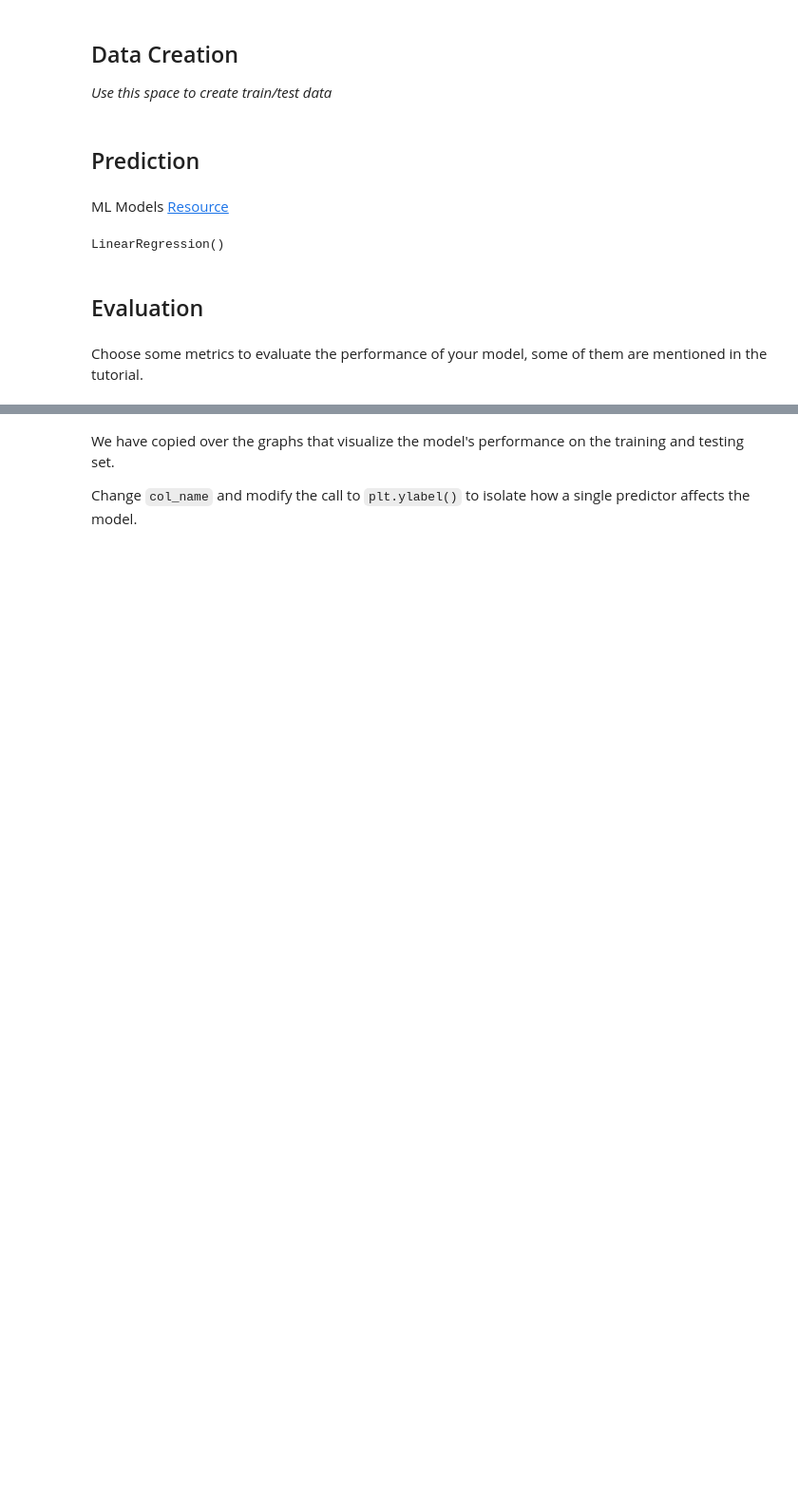
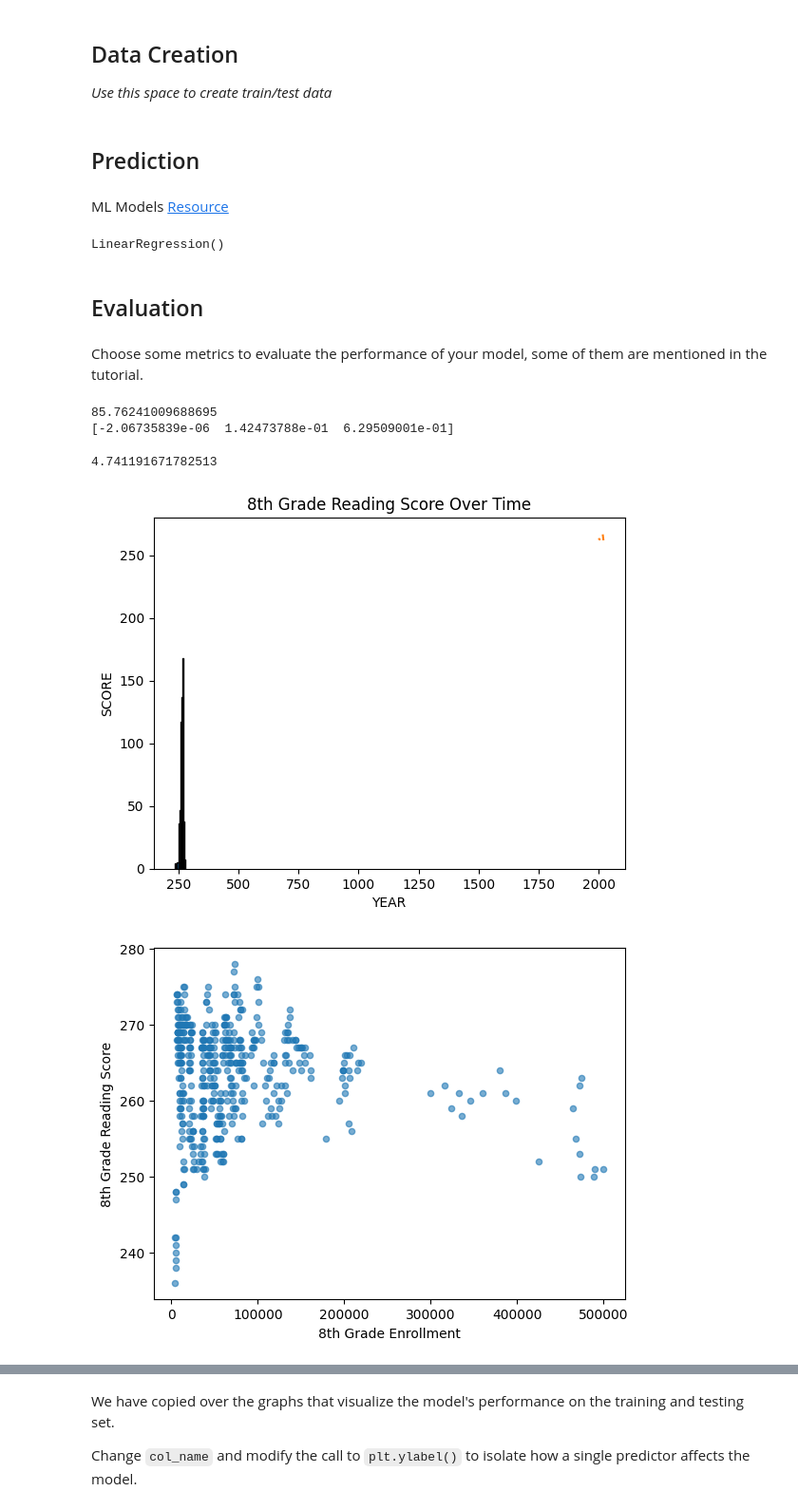
Before and after one commit to nanditashenoy/MDST-Tutorial, a Jupyter notebook: tutorial1/checkpoint1.ipynb, the cells around one changed output, grey strips where cells are left out. Shown at 95% size. Drawn from its saved outputs; the diff is of its cells as text; code cells hidden in the pictures; blank space fills up the shorter version.

```diff
--- a/tutorial1/checkpoint1.ipynb
+++ b/tutorial1/checkpoint1.ipynb
@@ -119,6 +140,8 @@ Feature engineering justification: **<BRIEFLY DESCRIBE WHY YOU MADE THE CHANGES
 Investigate the relationship between your chosen response variable and at least two predictors using visualizations. Write down your observations.
 
 **Visualization 1**
+# %%
+df['SUPPORT_SERVICES_EXPENDITURE_PER_STUDENT'] = df['SUPPORT_SERVICES_EXPENDITURE'] / df['ENROLL_ALL']
 # %% [markdown]
 **<CAPTION FOR VIZ 1>**
 # %% [markdown]
@@ -158,3 +182,40 @@ y_pred = model.predict(X_test)
 ## Evaluation
 # %% [markdown]
 Choose some metrics to evaluate the performance of your model, some of them are mentioned in the tutorial.
+# %%
+df.AVG_READING_8_SCORE.plot.hist(title="Distribution of 8th Grade Reading Scores", edgecolor="black")
+df.groupby('YEAR')["AVG_READING_8_SCORE"].mean().plot()
+plt.ylabel('SCORE')
+plt.title('8th Grade Reading Score Over Time')
+df.plot.scatter(x='ENROLL_8', y='AVG_READING_8_SCORE', alpha=0.6)
+plt.xlabel('8th Grade Enrollment')
+plt.ylabel('8th Grade Reading Score')
+df.plot.scatter(x='STATE_REVENUE', y='AVG_READING_8_SCORE', alpha=0.6)
+plt.xlabel('State Revenue')
+plt.ylabel('8th Grade Reading Score')
+df.plot.scatter(x='INSTRUCTION_EXPENDITURE', y='AVG_READING_8_SCORE', alpha=0.6)
+plt.xlabel('Instruction Expenditure')
+plt.ylabel('8th Grade Reading Score')
+df.plot.scatter(x='AVG_READING_4_SCORE', y='AVG_READING_8_SCORE', alpha=0.8)
+df.plot.scatter(x='AVG_MATH_8_SCORE', y='AVG_READING_8_SCORE', alpha=0.8)
+from sklearn.model_selection import train_test_split
+X = df[['ENROLL_8','AVG_MATH_8_SCORE','AVG_READING_4_SCORE']].dropna()
+y = df.loc[X.index]['AVG_READING_8_SCORE']
+y.fillna(y.median(), inplace=True)
+X_train, X_test, y_train, y_test = train_test_split(X, y, test_size=.3, random_state=0)
+
+from sklearn.linear_model import LinearRegression
+model = LinearRegression()
+model.fit(X_train, y_train)
+print(model.intercept_)
+print(model.coef_)
+model.score(X_test, y_test)
+np.mean(model.predict(X_test)-y_test)
+np.mean(np.abs(model.predict(X_test)-y_test))
+np.mean((model.predict(X_test)-y_test)**2)**0.5
+# %% [output]
+85.76241009688695
+[-2.06735839e-06  1.42473788e-01  6.29509001e-01]
+4.741191671782513
+[figure, added]
+[figure, added]
```
Also changed, not shown: parts of 11 cells of this notebook, 1 other file.
